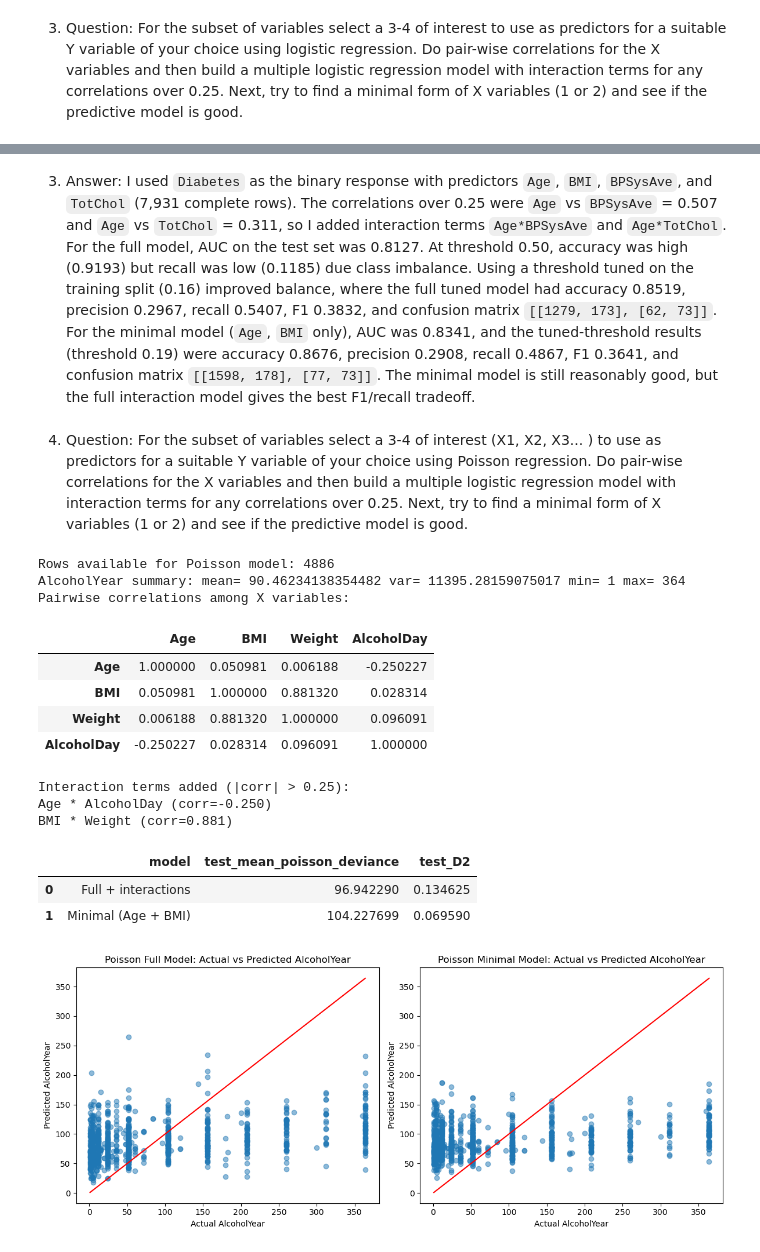
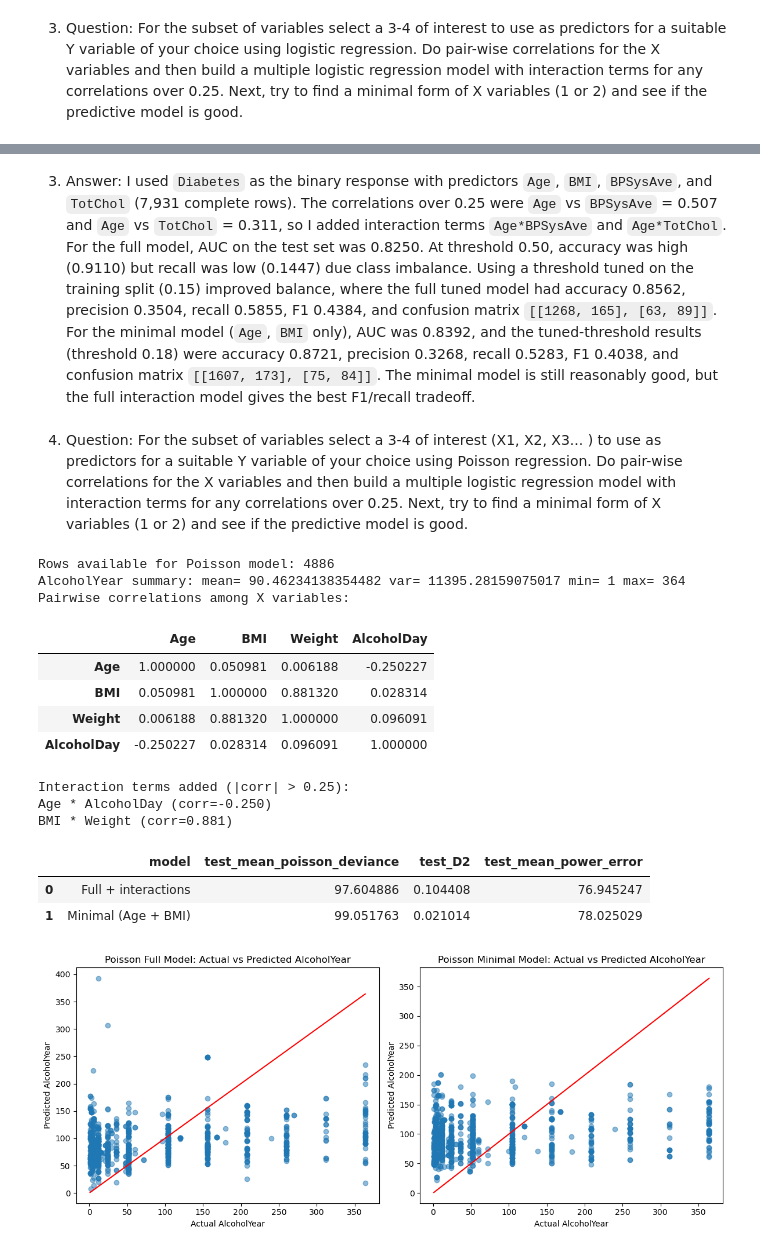
Before and after one commit to RentoSaijo/COM328, a Jupyter notebook: Homework3.ipynb, the cells around one changed output, grey strips where cells are left out. Saved outputs shown, nothing was run; the diff lists cells and outputs as text; code cells hidden in the pictures.

```diff
--- a/Homework3.ipynb
+++ b/Homework3.ipynb
@@ -384,5 +416,5 @@ Age * TotChol (corr=0.311)
 # %% [markdown]
-3. Answer: I used `Diabetes` as the binary response with predictors `Age`, `BMI`, `BPSysAve`, and `TotChol` (7,931 complete rows). The correlations over 0.25 were `Age` vs `BPSysAve` = 0.507 and `Age` vs `TotChol` = 0.311, so I added interaction terms `Age*BPSysAve` and `Age*TotChol`. For the full model, AUC on the test set was 0.8127. At threshold 0.50, accuracy was high (0.9193) but recall was low (0.1185) due class imbalance. Using a threshold tuned on the training split (0.16) improved balance, where the full tuned model had accuracy 0.8519, precision 0.2967, recall 0.5407, F1 0.3832, and confusion matrix `[[1279, 173], [62, 73]]`. For the minimal model (`Age`, `BMI` only), AUC was 0.8341, and the tuned-threshold results (threshold 0.19) were accuracy 0.8676, precision 0.2908, recall 0.4867, F1 0.3641, and confusion matrix `[[1598, 178], [77, 73]]`. The minimal model is still reasonably good, but the full interaction model gives the best F1/recall tradeoff.
+3. Answer: I used `Diabetes` as the binary response with predictors `Age`, `BMI`, `BPSysAve`, and `TotChol` (7,931 complete rows). The correlations over 0.25 were `Age` vs `BPSysAve` = 0.507 and `Age` vs `TotChol` = 0.311, so I added interaction terms `Age*BPSysAve` and `Age*TotChol`. For the full model, AUC on the test set was 0.8250. At threshold 0.50, accuracy was high (0.9110) but recall was low (0.1447) due class imbalance. Using a threshold tuned on the training split (0.15) improved balance, where the full tuned model had accuracy 0.8562, precision 0.3504, recall 0.5855, F1 0.4384, and confusion matrix `[[1268, 165], [63, 89]]`. For the minimal model (`Age`, `BMI` only), AUC was 0.8392, and the tuned-threshold results (threshold 0.18) were accuracy 0.8721, precision 0.3268, recall 0.5283, F1 0.4038, and confusion matrix `[[1607, 173], [75, 84]]`. The minimal model is still reasonably good, but the full interaction model gives the best F1/recall tradeoff.
 # %% [markdown]
 4. Question: For the subset of variables select a 3-4 of interest (X1, X2, X3... ) to use as predictors for a suitable Y variable of your choice using Poisson regression. Do pair-wise correlations for the X variables and then build a multiple logistic regression model with interaction terms for any correlations over 0.25. Next, try to find a minimal form of X variables (1 or 2) and see if the predictive model is good.
 # %%
@@ -401,7 +433,8 @@ print('Pairwise correlations among X variables:')
 display(poi_corr)
 
 # Add interactions for |corr| > 0.25.
-poi_X_full = poi_df[poi_x].copy()
+poi_model_df = poi_df.copy()
+poi_features_full = poi_x.copy()
 poi_interactions = []
 for i in range(len(poi_x)):
     for j in range(i + 1, len(poi_x)):
@@ -409,64 +442,73 @@ for i in range(len(poi_x)):
         if abs(r) > 0.25:
             a, b = poi_x[i], poi_x[j]
             new_col = f'{a}_x_{b}'
-            poi_X_full[new_col] = poi_X_full[a] * poi_X_full[b]
+            poi_model_df[new_col] = poi_model_df[a] * poi_model_df[b]
+            poi_features_full += [new_col]
             poi_interactions.append((a, b, float(r)))
 print('Interaction terms added (|corr| > 0.25):')
 for a, b, r in poi_interactions:
     print(f'{a} * {b} (corr={r:.3f})')
 
-# Train/test split (80/20).
-X_train, X_test, y_train, y_test = train_test_split(
-    poi_X_full, poi_df[poi_y], test_size=0.2, random_state=328
-)
-poi_full = PoissonRegressor(alpha=0.0, max_iter=5000).fit(X_train, y_train)
+# Partition (at least 20% test) using CH04 convention.
+train_idx, test_idx = partition_by_key(poi_model_df, poi_features_full, [poi_y], split=0.2)
+X_train = poi_model_df.loc[train_idx, poi_features_full]
+X_test = poi_model_df.loc[test_idx, poi_features_full]
+y_train = poi_model_df.loc[train_idx, poi_y]
+y_test = poi_model_df.loc[test_idx, poi_y]
+
+# CH04 convention for Poisson-style GLM.
+poi_full = TweedieRegressor(power=1, alpha=0.5, max_iter=5000).fit(X_train, y_train)
 poi_full_pred = np.clip(poi_full.predict(X_test), 1e-9, None)
 poi_full_dev = mean_poisson_deviance(y_test, poi_full_pred)
 poi_full_d2 = poi_full.score(X_test, y_test)
+poi_full_mpe = mean_power_error(y_test, poi_full_pred, power=1)
 
 # Minimal model (2 predictors): Age + BMI
 poi_x_min = ['Age', 'BMI']
-X_train_min, X_test_min, y_train_min, y_test_min = train_test_split(
-    poi_df[poi_x_min], poi_df[poi_y], test_size=0.2, random_state=328
-)
-poi_min = PoissonRegressor(alpha=0.0, max_iter=5000).fit(X_train_min, y_train_min)
+train_idx_min, test_idx_min = partition_by_key(poi_df, poi_x_min, [poi_y], split=0.2)
+X_train_min = poi_df.loc[train_idx_min, poi_x_min]
+X_test_min = poi_df.loc[test_idx_min, poi_x_min]
+y_train_min = poi_df.loc[train_idx_min, poi_y]
+y_test_min = poi_df.loc[test_idx_min, poi_y]
+poi_min = TweedieRegressor(power=1, alpha=0.5, max_iter=5000).fit(X_train_min, y_train_min)
 poi_min_pred = np.clip(poi_min.predict(X_test_min), 1e-9, None)
 poi_min_dev = mean_poisson_deviance(y_test_min, poi_min_pred)
 poi_min_d2 = poi_min.score(X_test_min, y_test_min)
+poi_min_mpe = mean_power_error(y_test_min, poi_min_pred, power=1)
 metrics_poisson = pd.DataFrame([
-    {'model': 'Full + interactions', 'test_mean_poisson_deviance': poi_full_dev, 'test_D2': poi_full_d2},
-    {'model': 'Minimal (Age + BMI)', 'test_mean_poisson_deviance': poi_min_dev, 'test_D2': poi_min_d2}
+    {'model': 'Full + interactions', 'test_mean_poisson_deviance': poi_full_dev, 'test_D2': poi_full_d2, 'test_mean_power_error': poi_full_mpe},
+    {'model': 'Minimal (Age + BMI)', 'test_mean_poisson_deviance': poi_min_dev, 'test_D2': poi_min_d2, 'test_mean_power_error': poi_min_mpe}
 ])
 display(metrics_poisson)
 
 # Plot actual vs predicted counts.
 fig, axes = plt.subplots(1, 2, figsize=(12, 5))
 axes[0].scatter(y_test, poi_full_pred, alpha=0.5)
 axes[0].plot([y_test.min(), y_test.max()], [y_test.min(), y_test.max()], color='red')
 axes[0].set_title('Poisson Full Model: Actual vs Predicted AlcoholYear')
 axes[0].set_xlabel('Actual AlcoholYear')
 axes[0].set_ylabel('Predicted AlcoholYear')
 axes[1].scatter(y_test_min, poi_min_pred, alpha=0.5)
 axes[1].plot([y_test_min.min(), y_test_min.max()], [y_test_min.min(), y_test_min.max()], color='red')
 axes[1].set_title('Poisson Minimal Model: Actual vs Predicted AlcoholYear')
 axes[1].set_xlabel('Actual AlcoholYear')
 axes[1].set_ylabel('Predicted AlcoholYear')
 plt.tight_layout()
 plt.show()
 # %% [output]
 Rows available for Poisson model: 4886
 AlcoholYear summary: mean= 90.46234138354482 var= 11395.28159075017 min= 1 max= 364
 Pairwise correlations among X variables:
 |  | Age | BMI | Weight | AlcoholDay |
 | Age | 1.000000 | 0.050981 | 0.006188 | -0.250227 |
 | BMI | 0.050981 | 1.000000 | 0.881320 | 0.028314 |
 | Weight | 0.006188 | 0.881320 | 1.000000 | 0.096091 |
 | AlcoholDay | -0.250227 | 0.028314 | 0.096091 | 1.000000 |
 Interaction terms added (|corr| > 0.25):
 Age * AlcoholDay (corr=-0.250)
 BMI * Weight (corr=0.881)
-|  | model | test_mean_poisson_deviance | test_D2 |
-| 0 | Full + interactions | 96.942290 | 0.134625 |
-| 1 | Minimal (Age + BMI) | 104.227699 | 0.069590 |
+|  | model | test_mean_poisson_deviance | test_D2 | test_mean_power_error |
+| 0 | Full + interactions | 97.604886 | 0.104408 | 76.945247 |
+| 1 | Minimal (Age + BMI) | 99.051763 | 0.021014 | 78.025029 |
-[figure, old version]
+[figure, new version]
 # %% [markdown]
```
Also changed, not shown: parts of 5 cells of this notebook.
